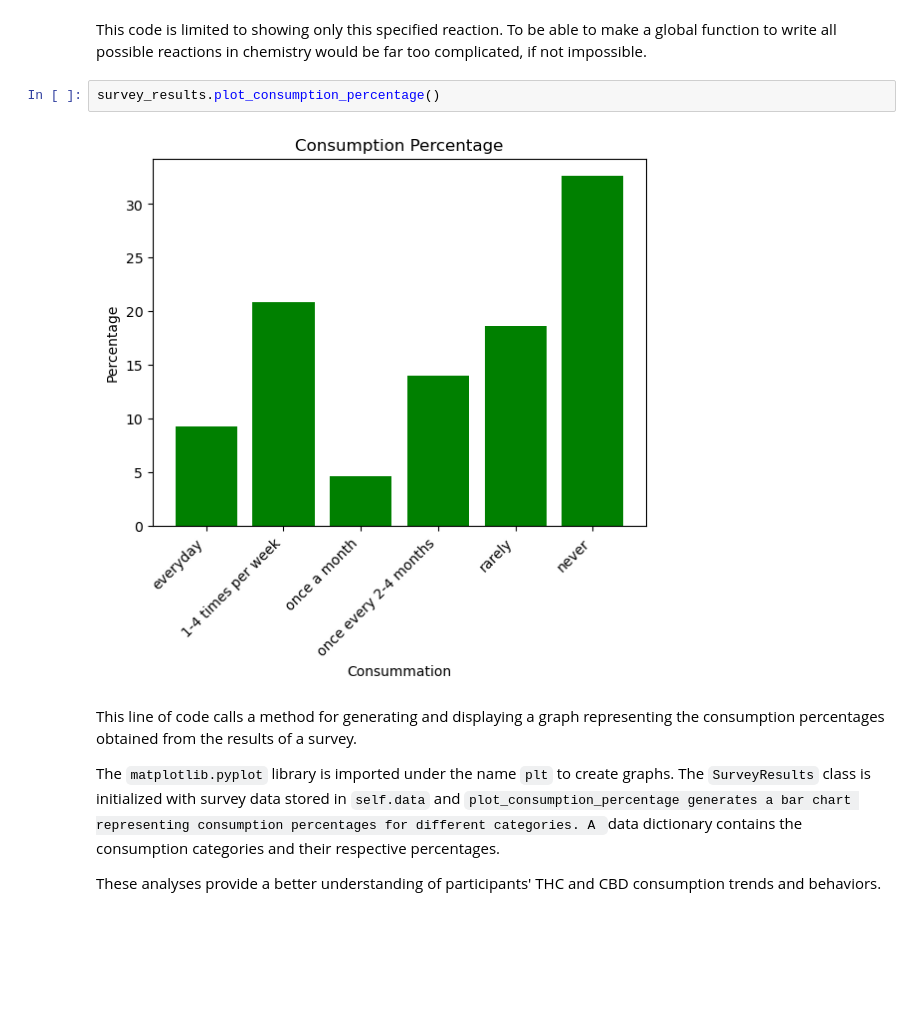
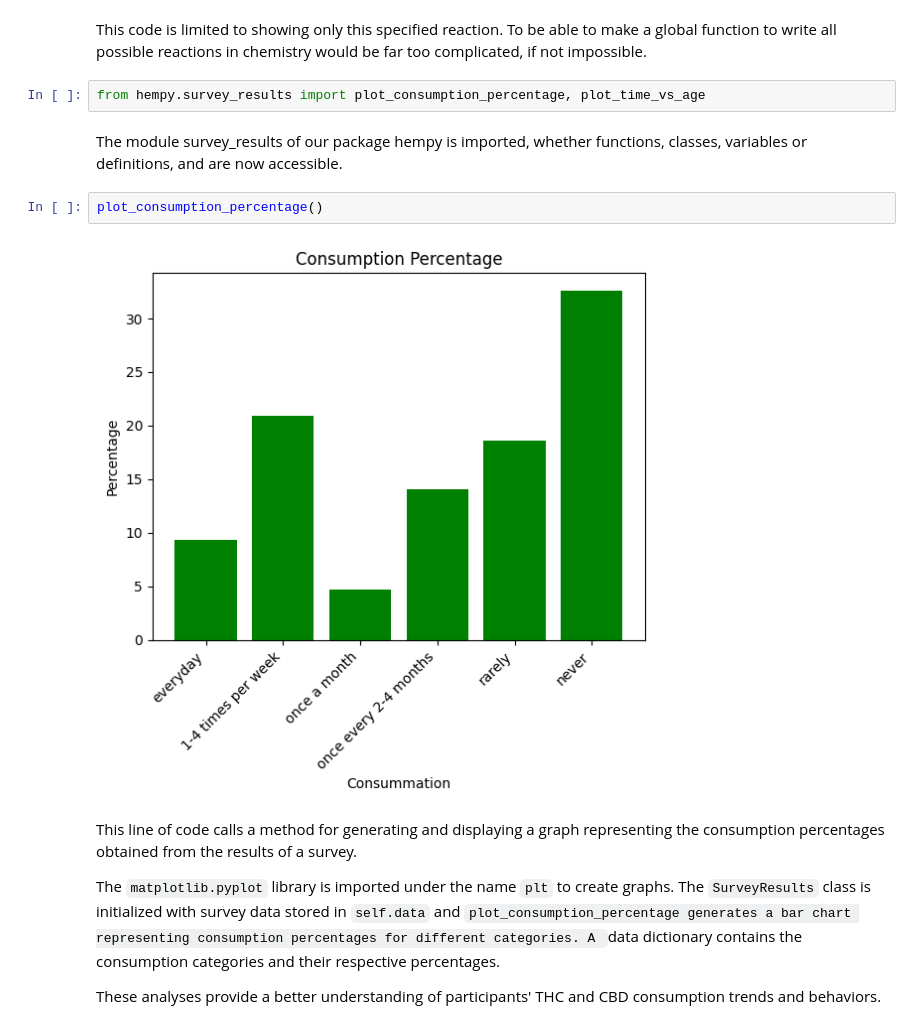
Before and after one commit to i-envy-hades/Hempy, a Jupyter notebook: notebooks/project_report.ipynb, the cells around one changed output. Saved outputs shown, nothing was run; the diff lists cells and outputs as text; blank space fills up the shorter version.

```diff
--- a/notebooks/project_report.ipynb
+++ b/notebooks/project_report.ipynb
@@ -125,10 +133,14 @@ For this, RDKIT's `Chem` and `draw` are used, which manipulate and draw molecula
 The visualization is useful to better understand the steps involved in THC and CBD synthesis.
 # %% [markdown]
 This code is limited to showing only this specified reaction. To be able to make a global function to write all possible reactions in chemistry would be far too complicated, if not impossible.
+# %%
+from hempy.survey_results import plot_consumption_percentage, plot_time_vs_age
+# %% [markdown]
+The module survey_results of our package hempy is imported, whether functions, classes, variables or definitions, and are now accessible.
 # %%
-survey_results.plot_consumption_percentage()
+plot_consumption_percentage()
 # %% [output]
-[figure, old version]
+[figure, new version]
 # %% [markdown]
 This line of code calls a method for generating and displaying a graph representing the consumption percentages obtained from the results of a survey.
 
```
Also changed, not shown: parts of 16 cells of this notebook.
